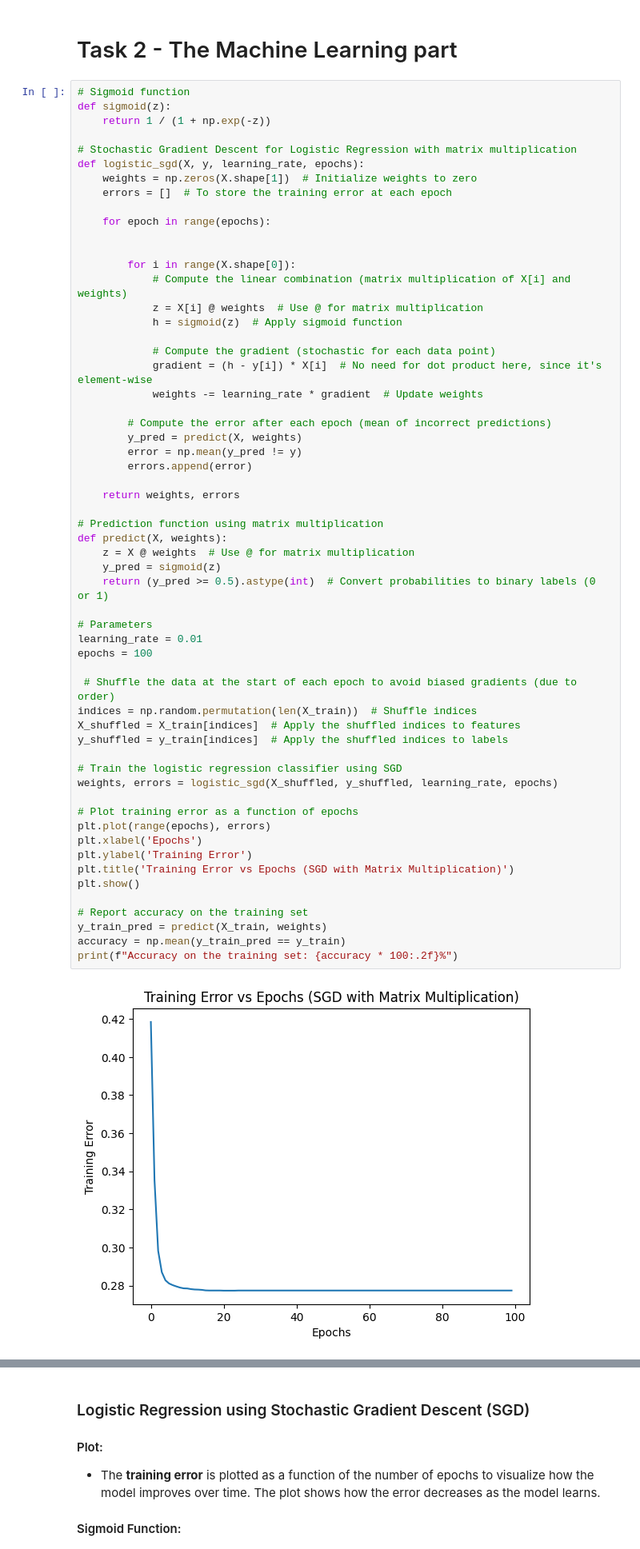
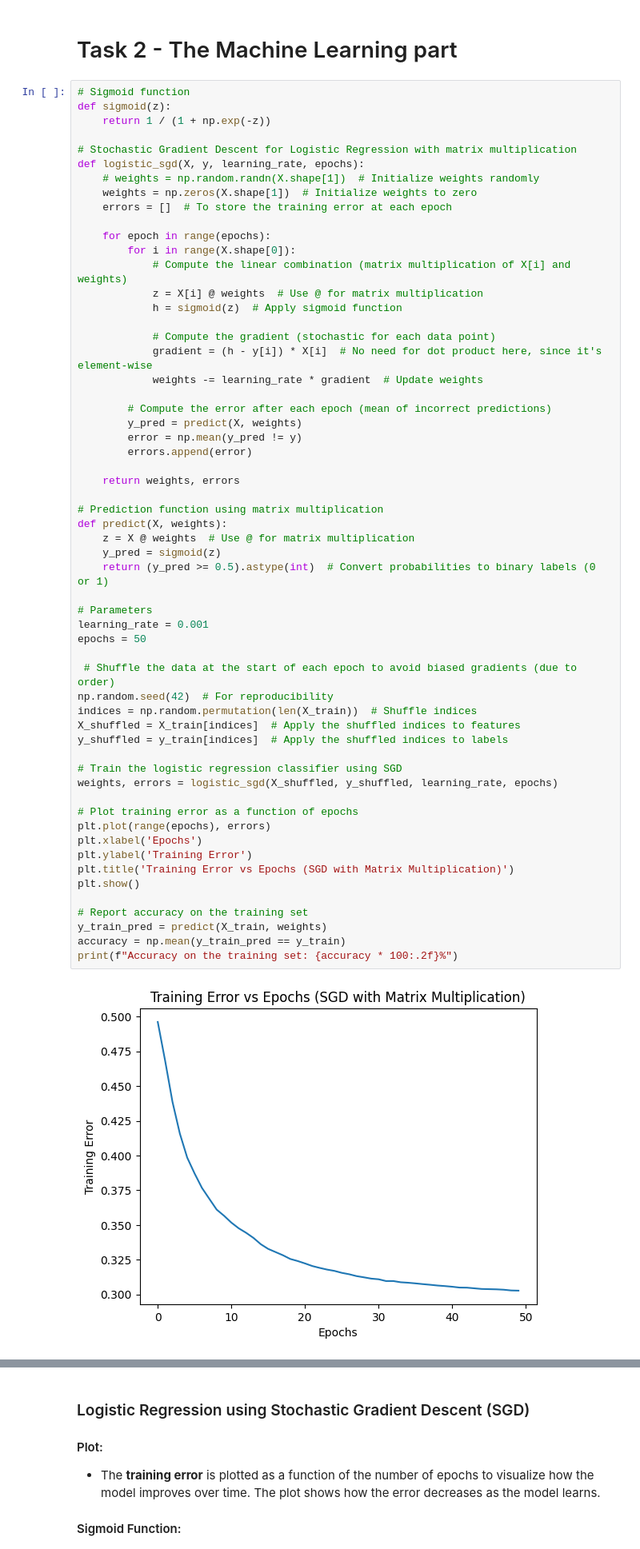
Before and after one commit to tihassfjord/RepDatWest, a Jupyter notebook: code/assignment1_2.ipynb, the cells around one changed output, grey strips where cells are left out. Shown: that part at 80% size. Drawn from its saved outputs; the diff is of its cells as text.

```diff
--- a/code/assignment1_2.ipynb
+++ b/code/assignment1_2.ipynb
@@ -162,12 +162,11 @@ def sigmoid(z):
 
 # Stochastic Gradient Descent for Logistic Regression with matrix multiplication
 def logistic_sgd(X, y, learning_rate, epochs):
+    # weights = np.random.randn(X.shape[1])  # Initialize weights randomly
     weights = np.zeros(X.shape[1])  # Initialize weights to zero
     errors = []  # To store the training error at each epoch
 
     for epoch in range(epochs):
-
-
         for i in range(X.shape[0]):
             # Compute the linear combination (matrix multiplication of X[i] and weights)
             z = X[i] @ weights  # Use @ for matrix multiplication
@@ -185,33 +184,34 @@ def logistic_sgd(X, y, learning_rate, epochs):
     return weights, errors
 
 # Prediction function using matrix multiplication
 def predict(X, weights):
     z = X @ weights  # Use @ for matrix multiplication
     y_pred = sigmoid(z)
     return (y_pred >= 0.5).astype(int)  # Convert probabilities to binary labels (0 or 1)
 
 # Parameters
-learning_rate = 0.01
-epochs = 100
+learning_rate = 0.001
+epochs = 50
 
  # Shuffle the data at the start of each epoch to avoid biased gradients (due to order)
+np.random.seed(42)  # For reproducibility
 indices = np.random.permutation(len(X_train))  # Shuffle indices
 X_shuffled = X_train[indices]  # Apply the shuffled indices to features
 y_shuffled = y_train[indices]  # Apply the shuffled indices to labels
 
 # Train the logistic regression classifier using SGD
 weights, errors = logistic_sgd(X_shuffled, y_shuffled, learning_rate, epochs)
 
 # Plot training error as a function of epochs
 plt.plot(range(epochs), errors)
 plt.xlabel('Epochs')
 plt.ylabel('Training Error')
 plt.title('Training Error vs Epochs (SGD with Matrix Multiplication)')
 plt.show()
 
 # Report accuracy on the training set
 y_train_pred = predict(X_train, weights)
 accuracy = np.mean(y_train_pred == y_train)
 print(f"Accuracy on the training set: {accuracy * 100:.2f}%")
 # %% [output]
-[figure, old version]
+[figure, new version]
```
Also changed, not shown: parts of 3 cells of this notebook.
